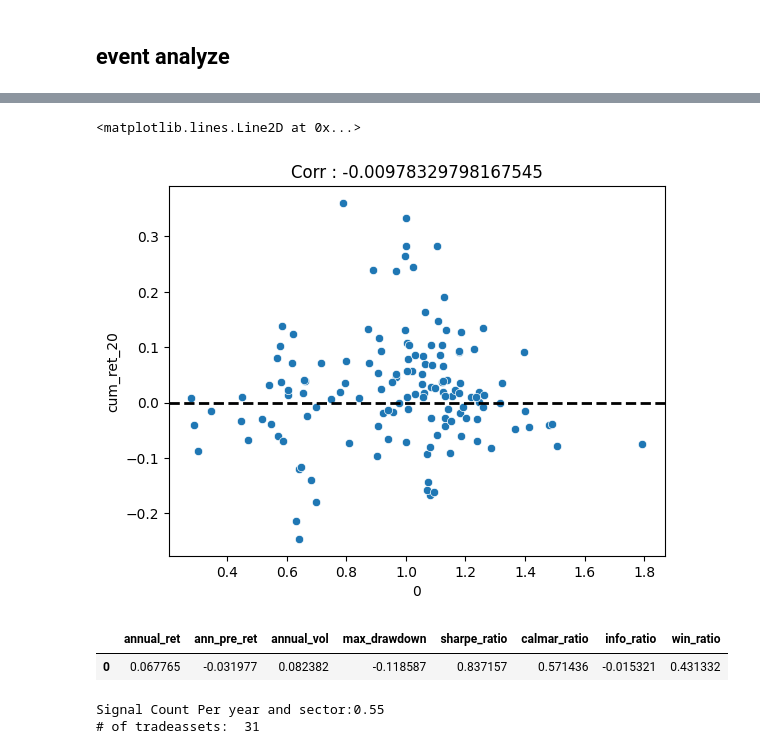
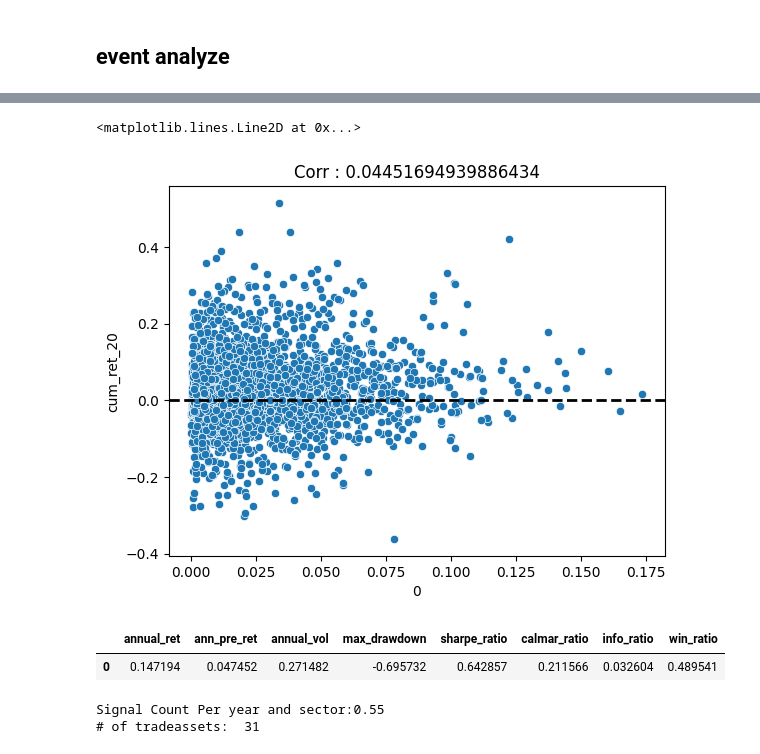
Before and after one commit to shaneucsd/shanfolio, a Jupyter notebook: shanf/time_stg/market_breadth.ipynb, the cells around one changed output, grey strips where cells are left out. Cells and saved outputs as stored; diff of their text form; code cells hidden in the pictures.

```diff
--- a/shanf/time_stg/market_breadth.ipynb
+++ b/shanf/time_stg/market_breadth.ipynb
@@ -21,13 +21,14 @@ from shanf import apt
 config = configparser.ConfigParser()
 config.read('../../config.ini')
 data_path = config.get('path', 'data_path')
+local_path = config.get('path', 'local_path')
 # %%
 def convert_symbol(df, col):
     df[col] = df[col].astype(str).apply(lambda x: x.zfill(6))
     return df
 
-index_comp_df = pd.read_csv('/Users/apple/Documents/qsquant/index_comp.csv',encoding='gbk')
-index_basic_info = pd.read_csv('/Users/apple/Documents/qsquant/TQ_IX_BASICINFO.csv', encoding='gbk')
+index_comp_df = pd.read_csv(os.path.join(local_path,'backup/index_comp.csv'),encoding='gbk')
+index_basic_info = pd.read_csv(os.path.join(local_path,'backup/TQ_IX_BASICINFO.csv'), encoding='gbk')
 
 index_comp_df.columns = index_comp_df.columns.str.lower()
 index_basic_info.columns = index_basic_info.columns.str.lower()
@@ -39,7 +40,7 @@ index_basic_info = convert_symbol(index_basic_info, 'symbol')
 tradeassets = index_basic_info.loc[index_basic_info['estclass']=='申万一级行业指数']['symbol'].tolist()
 tradeassets = [ i for i in tradeassets if i not in ['801216', '801217', '801961', '801117', '801207', '801983', '801768', '801786', '801019','801011','850131']]
 
-tradeassets = ['000985','000300','000852']
+# tradeassets = ['000985','000300','000852']
 # %%
 index_comp_dict = {}
 for symbol,group in index_comp_df.groupby('symbol')['selectesymbol']:
@@ -300,7 +299,7 @@ trigger = (dual_ma >0) & \
         (dual_ma.shift(1)<0) & \
                 (mb1<0.5)
 # %%
-mb = MB().calculate(name='close',method='ma',period=60,breadth_method='total',rank=False)
+mb = MB().calculate(name='turnrate',method='ma',period=60,breadth_method='total',rank=False)
 
 fast = 5
 slow = fast*4
@@ -314,7 +313,7 @@ dual_ma = fast_ma - slow_ma
 event_trigger = (dual_ma > 0)  \
                     & (dual_ma.shift(1)< 0) \
                         & ((slow_ma.diff()>0) | ((fast_ma<0.15)&(fast_ma.diff(fast)>0))) \
-                            # & (fast_ma/super_slow_ma<2) \
+                            & (fast_ma/super_slow_ma<2) \
 
 trigger = (dual_ma > 0)  \
                     & ((slow_ma.diff()>0))
@@ -351,29 +370,29 @@ Long short Ratio:  1.23
 # %%
-dual_ma = fast_ma / super_slow_ma
+dual_ma = fast_ma - slow_ma
 
 my_events = dual_ma[event_trigger].stack()
 events_ret,events_cum_ret = get_event_ret_df(my_events,future_ret,future_cum_ret,if_skip=False)
 sns.scatterplot(x = events_cum_ret[0], y = events_cum_ret['cum_ret_20'])
 plt.title('Corr : {}'.format(events_cum_ret[0].corr(events_cum_ret['cum_ret_20'],method='spearman')))
 
 # horizontal line indicating 0
 plt.axhline(0, color='black', linestyle='--', lw=2)
 # %% [output]
 <matplotlib.lines.Line2D at 0x...>
-[figure, old version]
+[figure, new version]
 # %%
 start,end  = '2006-01-01', '2023-01-01'
 
 fee = 0.001
 
-event_position = event_trigger.astype(int).replace({0:np.nan}).fillna(method='ffill',limit=5)
+event_position = event_trigger.astype(int).replace({0:np.nan}).fillna(method='ffill',limit=20)
 
-event_stg = ((event_position*(ret-event_trigger.astype(int)*fee)).mean(axis=1)).fillna(0)
+event_stg = ((event_position*(ret-event_trigger.astype(int)*fee)).mean(axis=1)).fillna(ret.mean(axis=1))
 
 pd.DataFrame(su.performance_stats(event_stg,bm_ret,period='daily',start=start, end = end),index=[0])
 # %% [output]
 |  | annual_ret | ann_pre_ret | annual_vol | max_drawdown | sharpe_ratio | calmar_ratio | info_ratio | win_ratio |
-| 0 | 0.067765 | -0.031977 | 0.082382 | -0.118587 | 0.837157 | 0.571436 | -0.015321 | 0.431332 |
+| 0 | 0.147194 | 0.047452 | 0.271482 | -0.695732 | 0.642857 | 0.211566 | 0.032604 | 0.489541 |
 # %%
 print(f'Signal Count Per year and sector:{len(event_trigger)/len(tradeassets)/252:.2f}')
 print('# of tradeassets: ',len(tradeassets))
```
Also changed, not shown: parts of 5 cells of this notebook, 2 other files.
